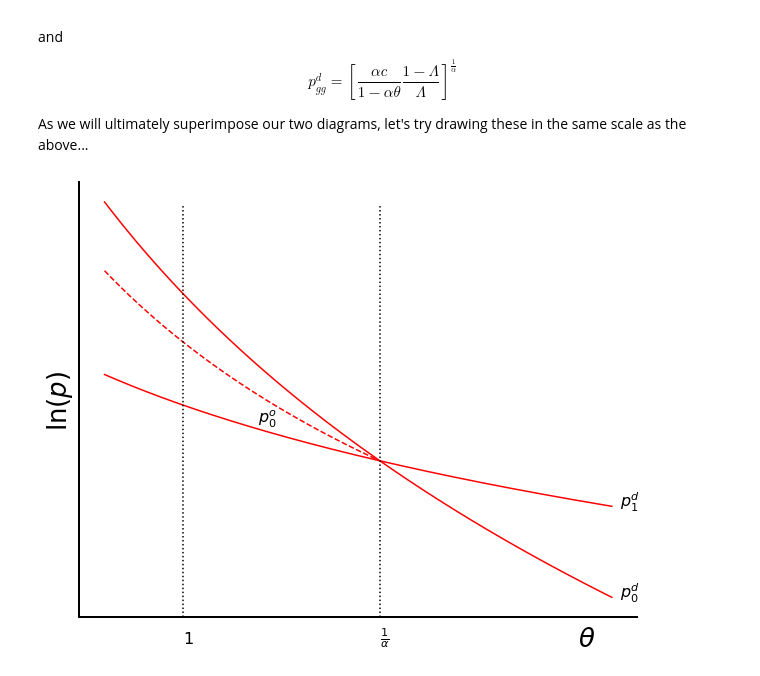
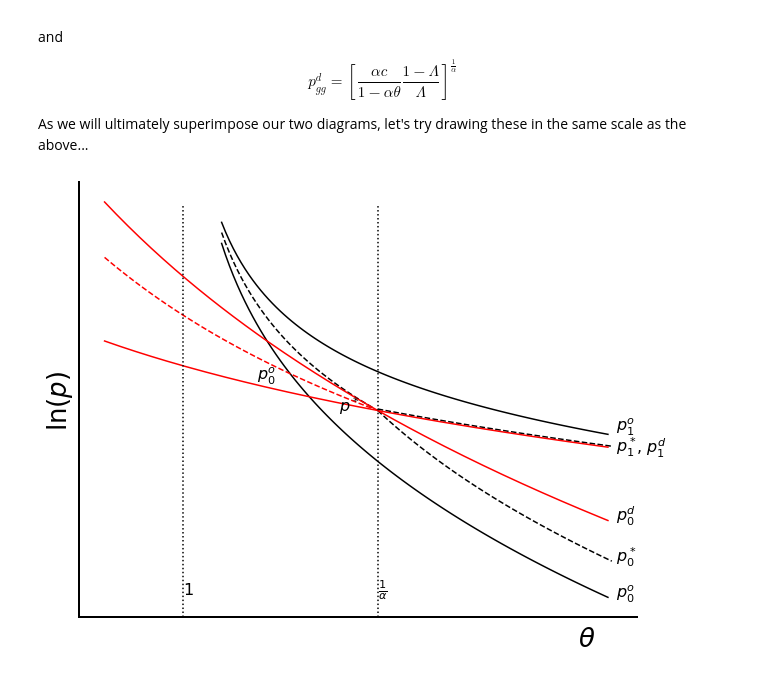
Before and after one commit to jhconning/enclosure, a Jupyter notebook: notebooks/PaperDiagramsAndAlgebra.ipynb, the cells around one changed output. Drawn from its saved outputs; the diff is of its cells as text; code cells hidden in the pictures.

Commit message:
Getting ready to further hone figures...

```diff
--- a/notebooks/PaperDiagramsAndAlgebra.ipynb
+++ b/notebooks/PaperDiagramsAndAlgebra.ipynb
@@ -336,7 +336,7 @@ $$
 
 As we will ultimately superimpose our two diagrams, let's try drawing these in the same scale as the above...
 # %%
-full_diag = False
+full_diag = True
 
 the_1 = np.arange(start, finish, .01)
 the_d = np.arange(.8, finish, .01)
@@ -395,31 +395,31 @@ if full_diag:
     t4 = ax.text(ep, np.min(ln_ps1)-.05, r'$p^*_1$', fontsize=16)
     t5 = ax.text(cv-.1, np.min(ln_ps)-.04, r'$p^*$', fontsize=16)
 
 bbline1 = ax.plot(the_d, ln_pd0, color='red')
 bbline2 = ax.plot(the_d, ln_pd1, color='red')
 bbline3 = ax.plot(the_gg, ln_pdgg, color='red', linestyle='dashed')
 
 vline1 = ax.axvline(1/alp, ymax=.95, linestyle=':', color='black')
 vline2 = ax.axvline(1, ymax=.95, linestyle=':', color='black')
 
 d1  = ax.text(ep, np.min(ln_pd0), r'$p^d_0$', fontsize=16)
 dgg = ax.text(np.max(the_gg)-.3, np.min(ln_pdgg)+.4, r'$p^o_0$', fontsize=16)
 
 if full_diag:
     d2  = ax.text(ep+.05, np.min(ln_pd1)-.07, r', $p^d_1$', fontsize=16)
 else:
     d2  = ax.text(ep, np.min(ln_pd1), r'$p^d_1$', fontsize=16)
 
 if full_diag:
     text1 = ax.text(cv, np.min(ln_pd0)-1, r'$\frac{1}{\alpha}$', fontsize=16)
     text2 = ax.text(1, np.min(ln_pd0)-1, r'$1$', fontsize=16)
 else:
     text1 = ax.text(cv, np.min(ln_pd0)-.5, r'$\frac{1}{\alpha}$', fontsize=16)
     text2 = ax.text(1, np.min(ln_pd0)-.5, r'$1$', fontsize=16)
 
 if full_diag:
     fig.savefig('nash_so_comp.png')
 else:
     fig.savefig('nash_eq.png')
 # %% [output]
-[figure, old version]
+[figure, new version]
```
